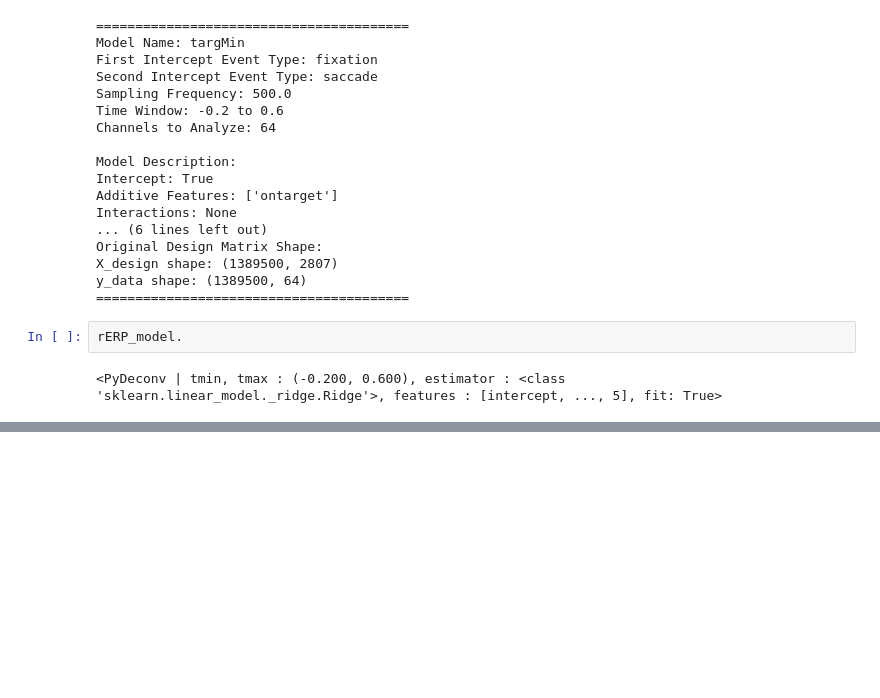
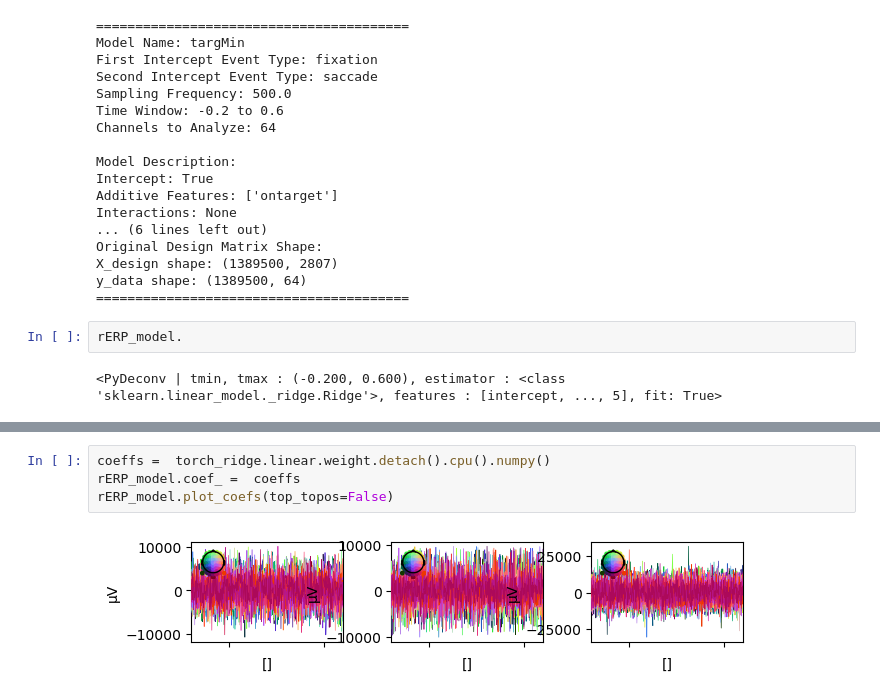
Before and after one commit to incubodac/PyDeconv, a Jupyter notebook: torch_notebook_v1.ipynb, the cells around one changed output, grey strips where cells are left out. Drawn from its saved outputs; the diff is of its cells as text; blank space fills up the shorter version.

```diff
--- a/torch_notebook_v1.ipynb
+++ b/torch_notebook_v1.ipynb
@@ -1317,0 +1606,6 @@ ValueError: x and y must have same first dimension, but have shapes (10,) and (0
+# %%
+coeffs =  torch_ridge.linear.weight.detach().cpu().numpy()
+rERP_model.coef_ =  coeffs
+rERP_model.plot_coefs(top_topos=False)
+# %% [output]
+[figure, added]
```
Also changed, not shown: parts of 8 cells of this notebook, 2 other files.
